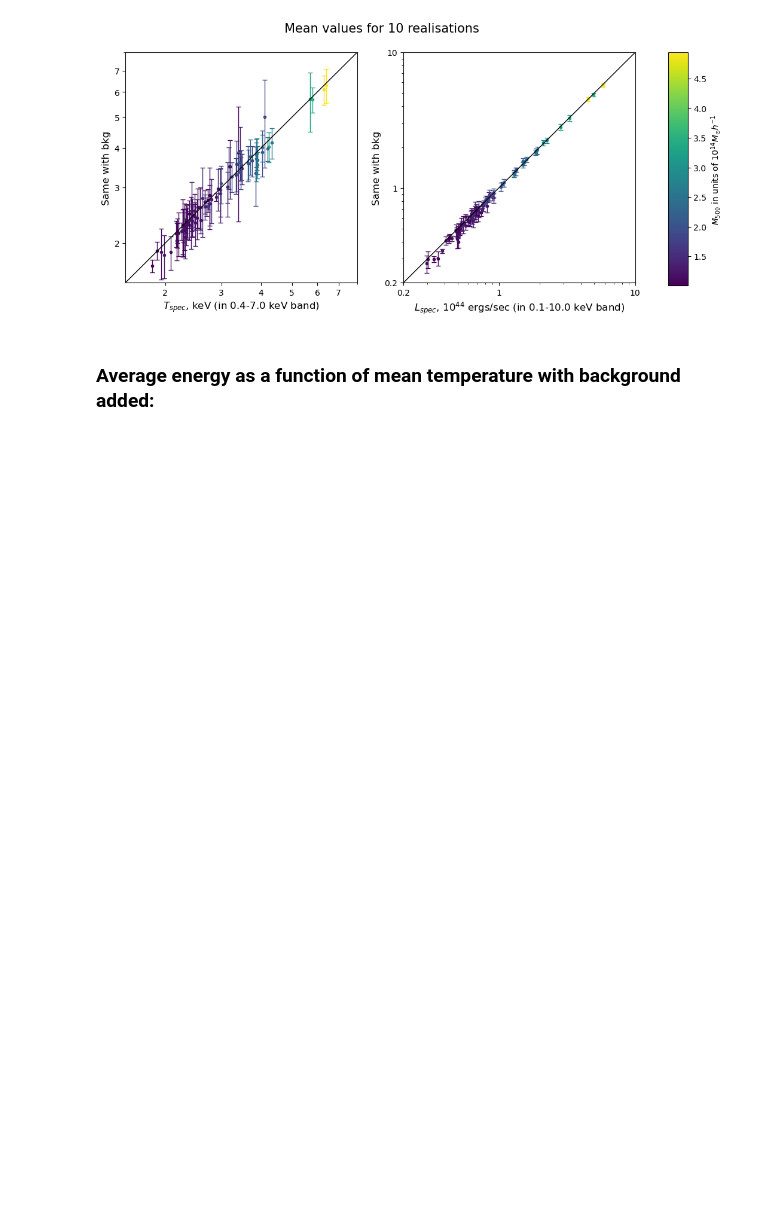
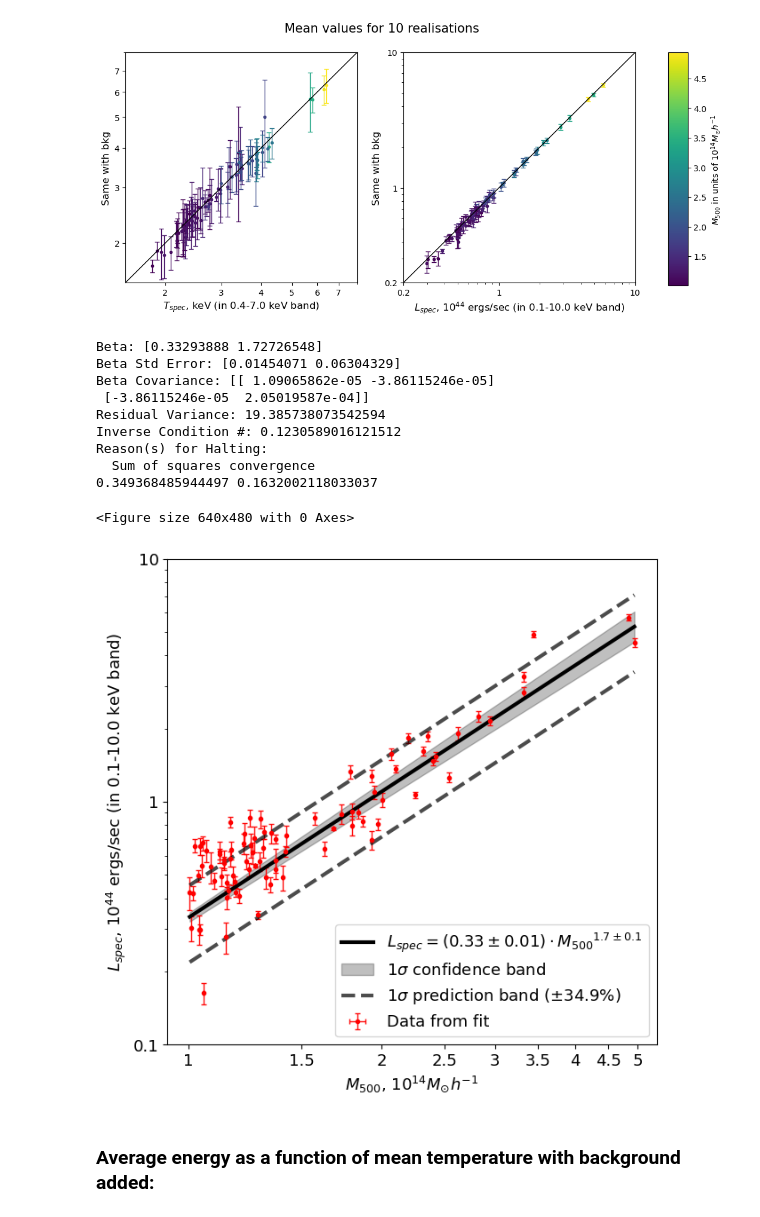
Before and after one commit to pi4imu/magneticum, a Jupyter notebook: spectra_magneticum.ipynb, the cells around one changed output. Cells and saved outputs as stored; diff of their text form; code cells hidden in the pictures; blank space fills up the shorter version.

```diff
--- a/spectra_magneticum.ipynb
+++ b/spectra_magneticum.ipynb
@@ -1143,6 +1238,48 @@ clb = plt.colorbar(sc, cax = plt.axes([0.95, 0.1, 0.03, 0.78]),
 plt.show()
 # %% [output]
 [figure]
+# %%
+%run -i 'utils/scripts.py'
+%run -i 'utils/draw.py'
+
+plt.figure(figsize=(7.1,7.1))
+
+yyy = [a[1] for a in lumin_usr_with_bkg]
+yyy_err = [a[2] for a in lumin_usr_with_bkg]
+
+lll = np.linspace(min(masses), max(masses), 100)
+
+draw_line(masses, np.array(masses)*0, yyy, yyy_err,
+          clr = 'black',
+          l4dots = 'Data from fit',
+          l4legend = 'L_{{spec}}',
+          argument='M_{{500}}',
+          with_scatter=True)
+
+plt.xlabel("$M_{500}$, $10^{14} M_{\odot} h^{-1}$", fontsize=13)
+plt.ylabel("$L_{spec}$, $10^{44}$ ergs/sec (in 0.1-10.0 keV band)", fontsize=13)
+
+plt.xscale("log")
+plt.yscale("log")
+
+plt.xticks([1,1.5,2,2.5,3,3.5,4,4.5,5], [1,1.5,2,2.5,3,3.5,4,4.5,5], size=13)
+plt.yticks([0.1, 1, 10], [0.1, 1, 10], size=13)
+
+plt.legend(fontsize=13, loc=4)
+
+plt.show()
+# %% [output]
+Beta: [0.33293888 1.72726548]
+Beta Std Error: [0.01454071 0.06304329]
+Beta Covariance: [[ 1.09065862e-05 -3.86115246e-05]
+ [-3.86115246e-05  2.05019587e-04]]
+Residual Variance: 19.385738073542594
+Inverse Condition #: 0.1230589016121512
+Reason(s) for Halting:
+  Sum of squares convergence
+0.349368485944497 0.1632002118033037
+<Figure size 640x480 with 0 Axes>
+[figure, added]
 # %% [markdown]
 ### Average energy as a function of **mean** temperature with background added:
 # %%
```
Also changed, not shown: parts of 6 cells of this notebook, 6 other files.
